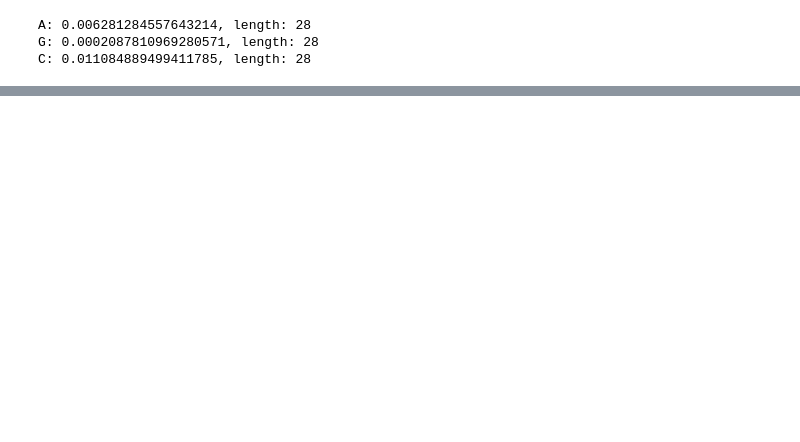
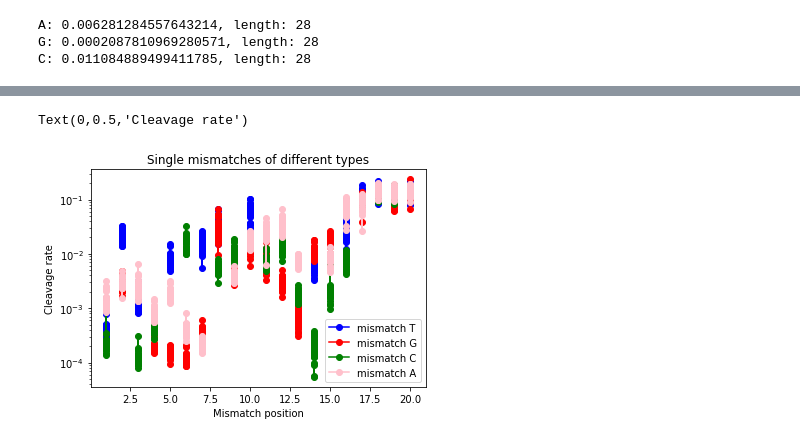
Before and after one commit to martin-depken/Energy-Landscape, a Jupyter notebook: predict_pclv_Stijn/mismatch_types.ipynb, the cells around one changed output, grey strips where cells are left out. Saved outputs shown, nothing was run; the diff lists cells and outputs as text; code cells hidden in the pictures; blank space fills up the shorter version.

```diff
--- a/predict_pclv_Stijn/mismatch_types.ipynb
+++ b/predict_pclv_Stijn/mismatch_types.ipynb
@@ -74,0 +79,36 @@ Text(0,0.5,'Cleavage rate')
+# %%
+for j in range(1,21):
+    position = j
+    mismatch = data[data.Mutation_Positions == str(position)]
+    sequences = mismatch['Sequence'].apply(lambda S: process.separate_PAM(S)[1])
+    sequences = np.array(sequences)
+    rates = np.array(mismatch.cleavage_rate)
+    A = list()
+    G = list()
+    C = list()
+    T = list()
+
+    for i in range(len(rates)):
+        if sequences[i][position-1] == 'T':
+            T.append(rates[i])
+        elif sequences[i][position-1] == 'A':
+            A.append(rates[i])
+        elif sequences[i][position-1] == 'G':
+            G.append(rates[i])
+        elif sequences[i][position-1] == 'C':
+            C.append(rates[i])
+        else:
+            print 'dubbelhuh'
+
+    plt.semilogy(np.ones(len(A))*position,A,color='blue',marker='o')
+    plt.semilogy(np.ones(len(C))*position,C,color='red',marker='o')
+    plt.semilogy(np.ones(len(G))*position,G,color='green',marker='o')
+    plt.semilogy(np.ones(len(T))*position,T,color='pink',marker='o')
+
+plt.legend(['mismatch T','mismatch G', 'mismatch C', 'mismatch A'])
+plt.title('Single mismatches of different types')
+plt.xlabel('Mismatch position')
+plt.ylabel('Cleavage rate')
+# %% [output]
+Text(0,0.5,'Cleavage rate')
+[figure, added]
```
Also changed, not shown: parts of 5 cells of this notebook, 1 other file.
